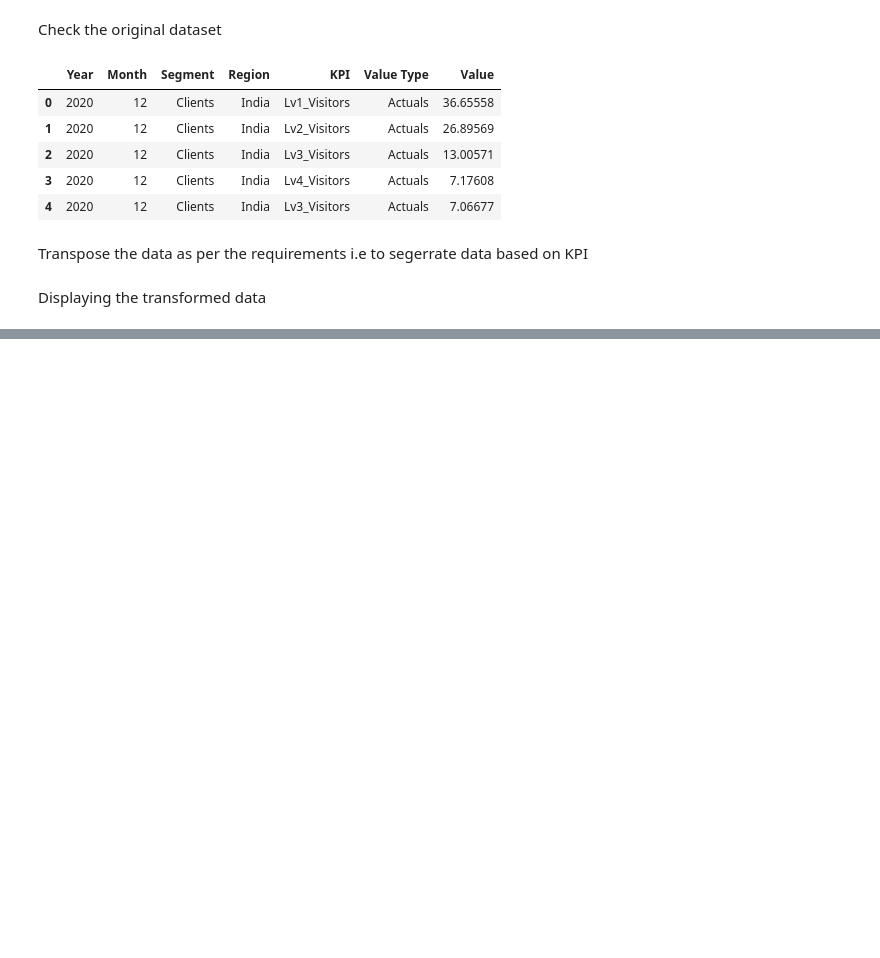
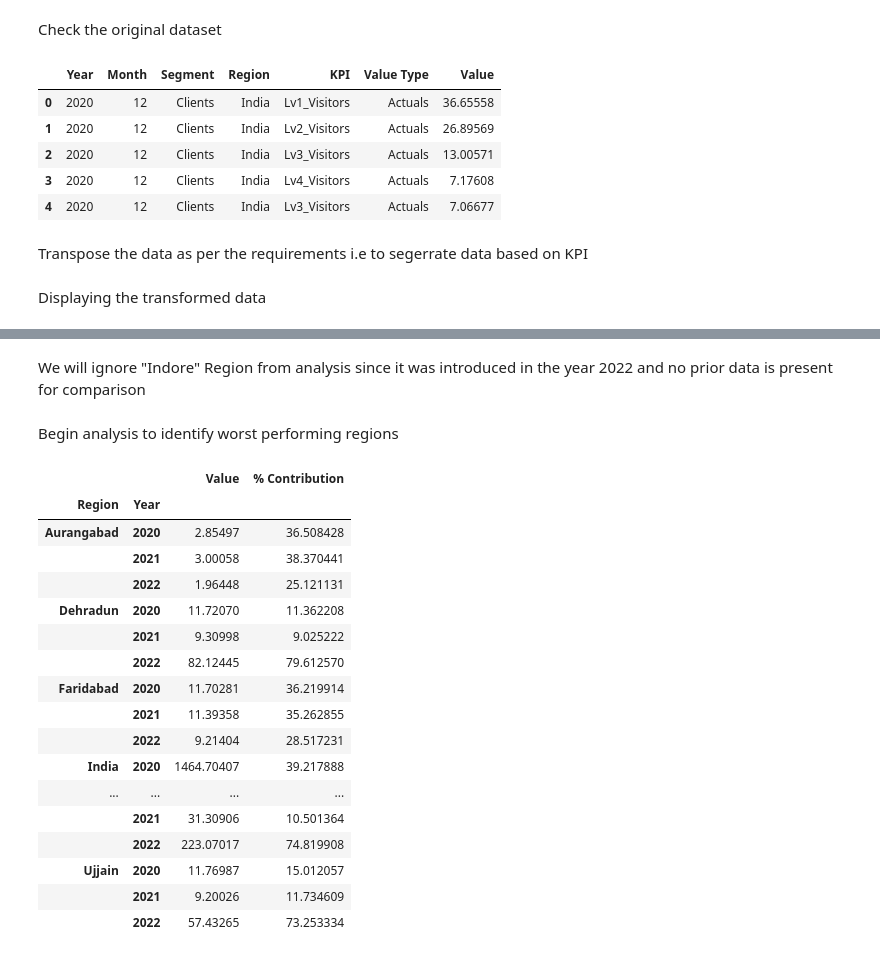
Before and after one commit to pratiksrm99/DataAnalysis, a Jupyter notebook: Website_Visitors_Data_Analysis.ipynb, the cells around one changed output, grey strips where cells are left out. Saved outputs shown, nothing was run; the diff lists cells and outputs as text; code cells hidden in the pictures; blank space fills up the shorter version.

Commit message:
Update: Part-2 analysis Q2.2

```diff
--- a/Website_Visitors_Data_Analysis.ipynb
+++ b/Website_Visitors_Data_Analysis.ipynb
@@ -557,0 +575,2 @@ Insights:
+# %% [markdown]
+We will ignore "Indore" Region from analysis since it was introduced in the year 2022 and no prior data is present for comparison
@@ -557,0 +579,30 @@ Insights:
+# %% [markdown]
+Begin analysis to identify worst performing regions
+# %%
+# Grouping the the data based on region and year
+df_region_compare = df_region_compare.drop(columns=["KPI"]).groupby(by=["Region","Year"]).sum()
+
+# Calculation the contribution percentage of all the regions with respect to each year
+df_region_compare["% Contribution"] = 100*df_region_compare["Value"]/df_region_compare.groupby(by=["Region"])["Value"].transform('sum')
+
+# Displaying the data
+df_region_compare
+# %% [output]
+|  |  | Value | % Contribution |
+| Region | Year |  |  |
+| Aurangabad | 2020 | 2.85497 | 36.508428 |
+|  | 2021 | 3.00058 | 38.370441 |
+|  | 2022 | 1.96448 | 25.121131 |
+| Dehradun | 2020 | 11.72070 | 11.362208 |
+|  | 2021 | 9.30998 | 9.025222 |
+|  | 2022 | 82.12445 | 79.612570 |
+| Faridabad | 2020 | 11.70281 | 36.219914 |
+|  | 2021 | 11.39358 | 35.262855 |
+|  | 2022 | 9.21404 | 28.517231 |
+| India | 2020 | 1464.70407 | 39.217888 |
+| ... | ... | ... | ... |
+|  | 2021 | 31.30906 | 10.501364 |
+|  | 2022 | 223.07017 | 74.819908 |
+| Ujjain | 2020 | 11.76987 | 15.012057 |
+|  | 2021 | 9.20026 | 11.734609 |
+|  | 2022 | 57.43265 | 73.253334 |
```
Also changed, not shown: parts of 11 cells of this notebook.
